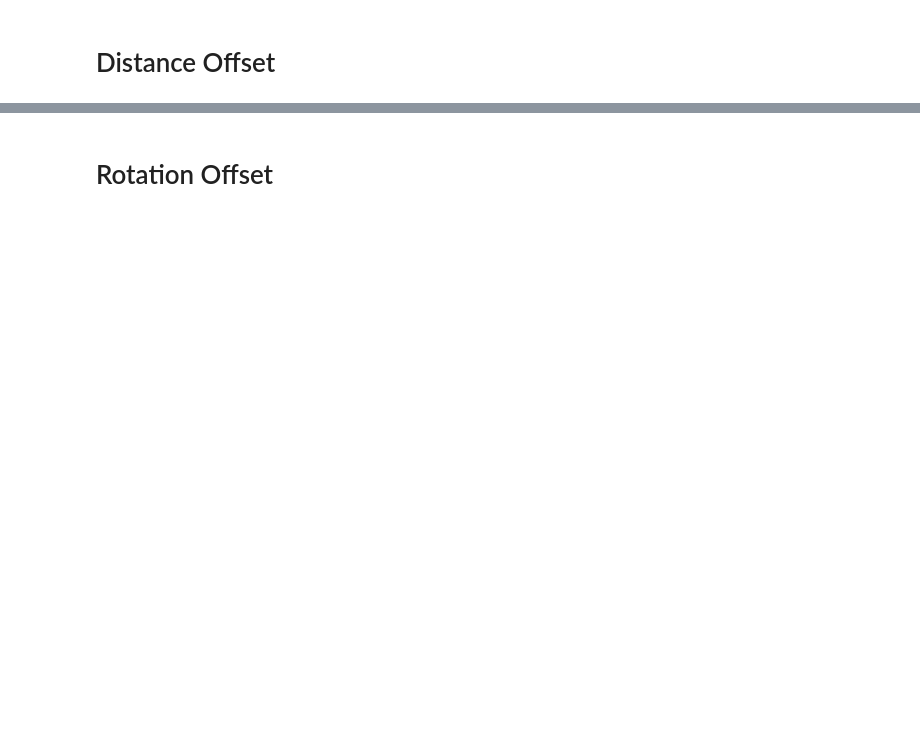
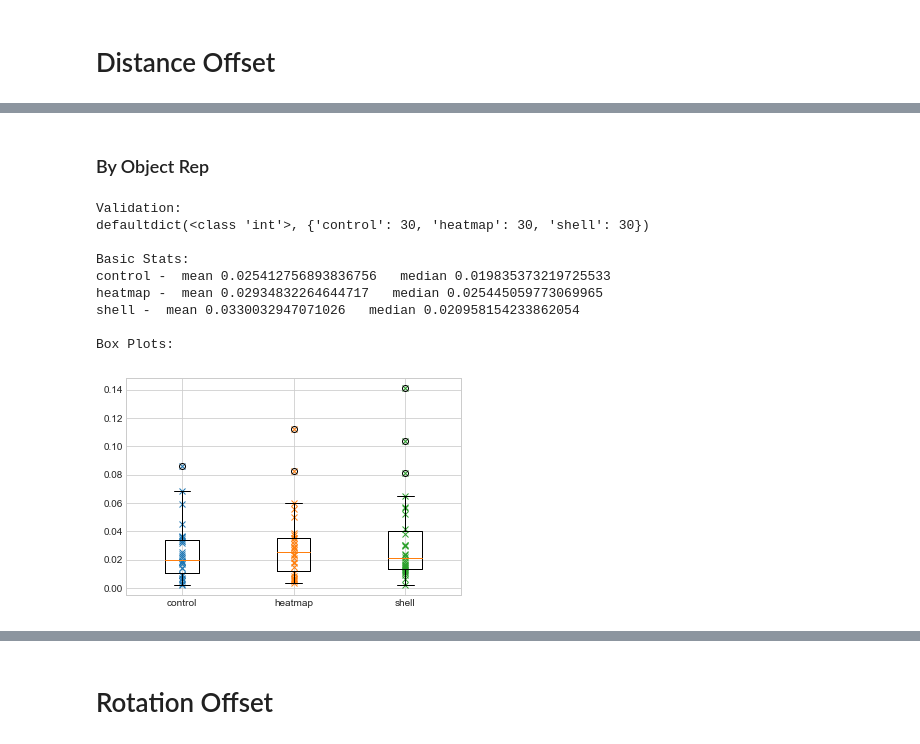
Before and after one commit to DavidMChan/FlatWorld, a Jupyter notebook: scripts/Error Analysis.ipynb, the cells around one changed output, grey strips where cells are left out. Cells and saved outputs as stored; diff of their text form; code cells hidden in the pictures; blank space fills up the shorter version.

```diff
--- a/scripts/Error Analysis.ipynb
+++ b/scripts/Error Analysis.ipynb
@@ -346,0 +530,43 @@ plt.plot([1] * len(vals), vals, 'x')
+# %% [markdown]
+### By Object Rep
+# %%
+data = [p1_trimmed_data,p2_trimmed_data,p3_trimmed_data,p4_trimmed_data,p5_trimmed_data]
+
+# Ensure we have the expected number for each object rep
+object_rep_counts = defaultdict(int)
+for participant_data in data:
+    for trial_data in participant_data:
+        object_rep_counts[trial_data['object_rep']] += 1
+print("Validation:")
+print(object_rep_counts)
+
+dist_by_object_rep = defaultdict(list)
+for participant_data in data:
+    for trial_data in participant_data:
+        dist_by_object_rep[trial_data['object_rep']].append(dist(trial_data['object_events']))
+
+print("\nBasic Stats:")
+for object_rep, dists in dist_by_object_rep.items():
+    print(object_rep, "-  mean", statistics.mean(dists), "  median", statistics.median(dists))
+
+print("\nBox Plots:")
+vals = []
+tick_names = []
+for i, (object_rep, dists) in enumerate(dist_by_object_rep.items()):
+    vals.append(dists)
+    tick_names.append(object_rep)
+    plt.plot([i] * len(dists), dists, 'x')
+plt.boxplot(vals, positions=list(range(len(vals))))
+plt.xticks(list(range(len(vals))), tick_names)
+pass
+# %% [output]
+Validation:
+defaultdict(<class 'int'>, {'control': 30, 'heatmap': 30, 'shell': 30})
+
+Basic Stats:
+control -  mean 0.025412756893836756   median 0.019835373219725533
+heatmap -  mean 0.02934832264644717   median 0.025445059773069965
+shell -  mean 0.0330032947071026   median 0.020958154233862054
+
+Box Plots:
+[figure, added]
```
Also changed, not shown: parts of 18 cells of this notebook.
